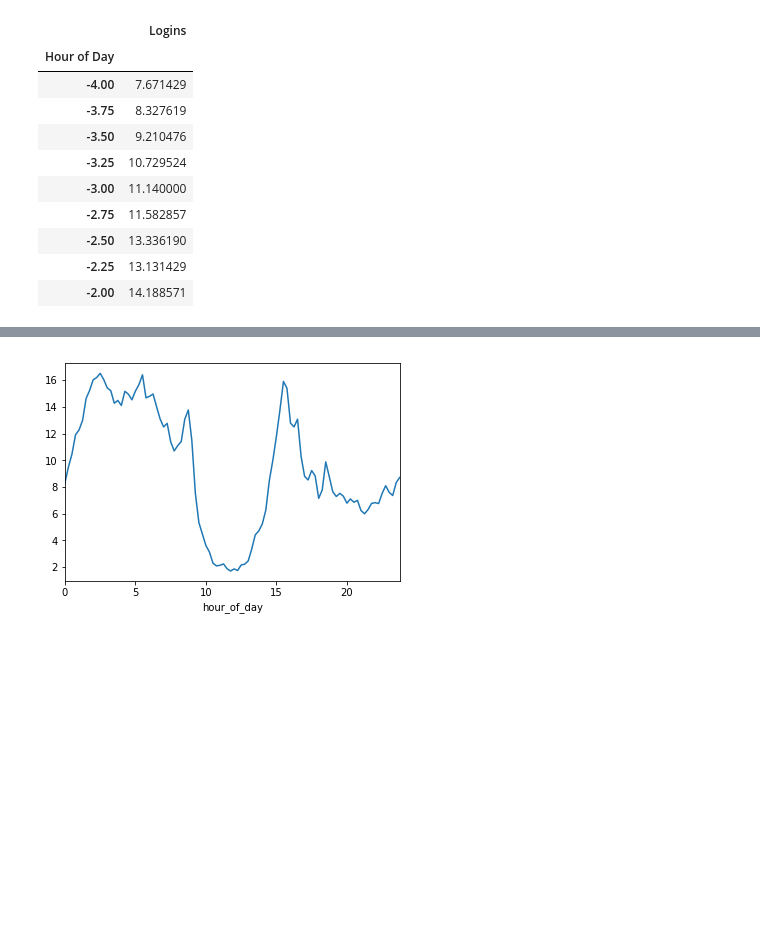
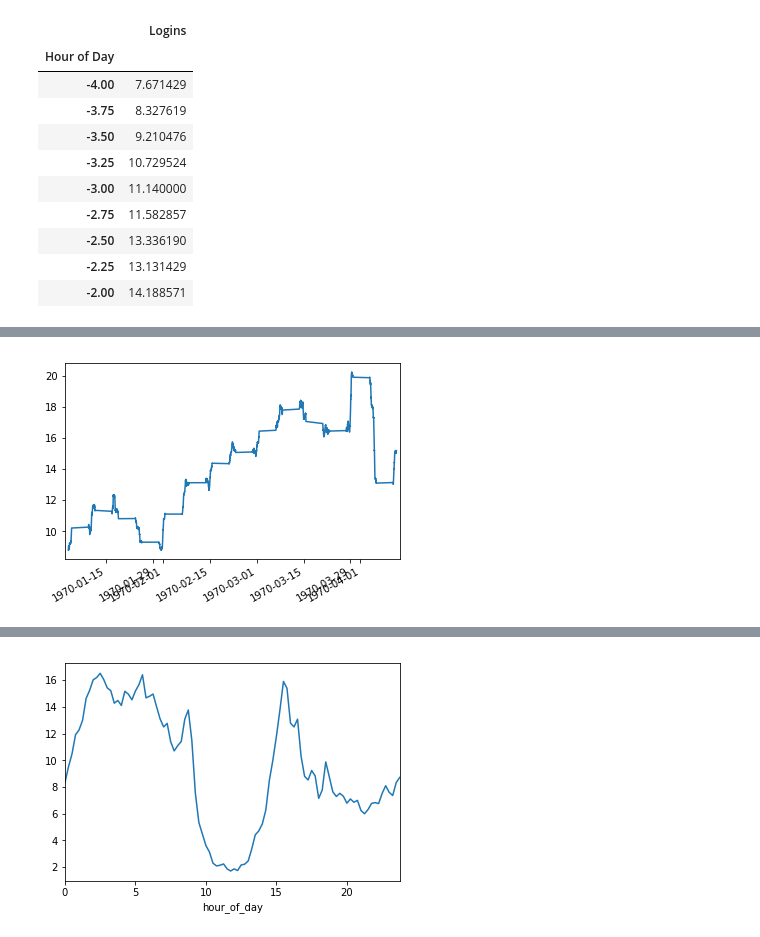
Before and after one commit to andyharless/ultimate_challenge, a Jupyter notebook: eda.ipynb, the cells around one changed output, grey strips where cells are left out. Cells and saved outputs as stored; diff of their text form; code cells hidden in the pictures; blank space fills up the shorter version.

```diff
--- a/eda.ipynb
+++ b/eda.ipynb
@@ -355,0 +395,3 @@ wkdays[-4:-2]
+# %%
+weekends = df[df.weekend]
+weekends.head()
@@ -355,0 +405,5 @@ wkdays[-4:-2]
+# %%
+weekends.n.rolling(2*oneday,center=True).mean().plot()
+plt.show()
+# %% [output]
+[figure, added]
```
Also changed, not shown: parts of 23 cells of this notebook.
